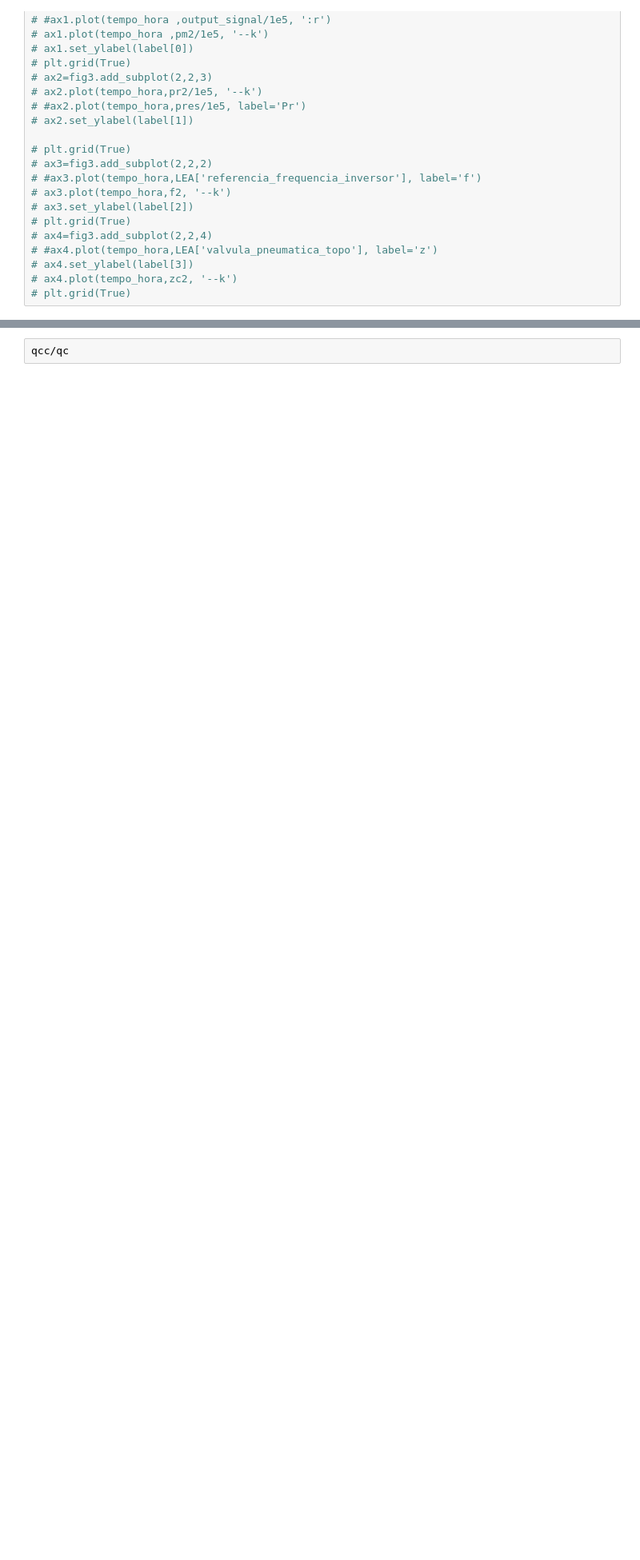
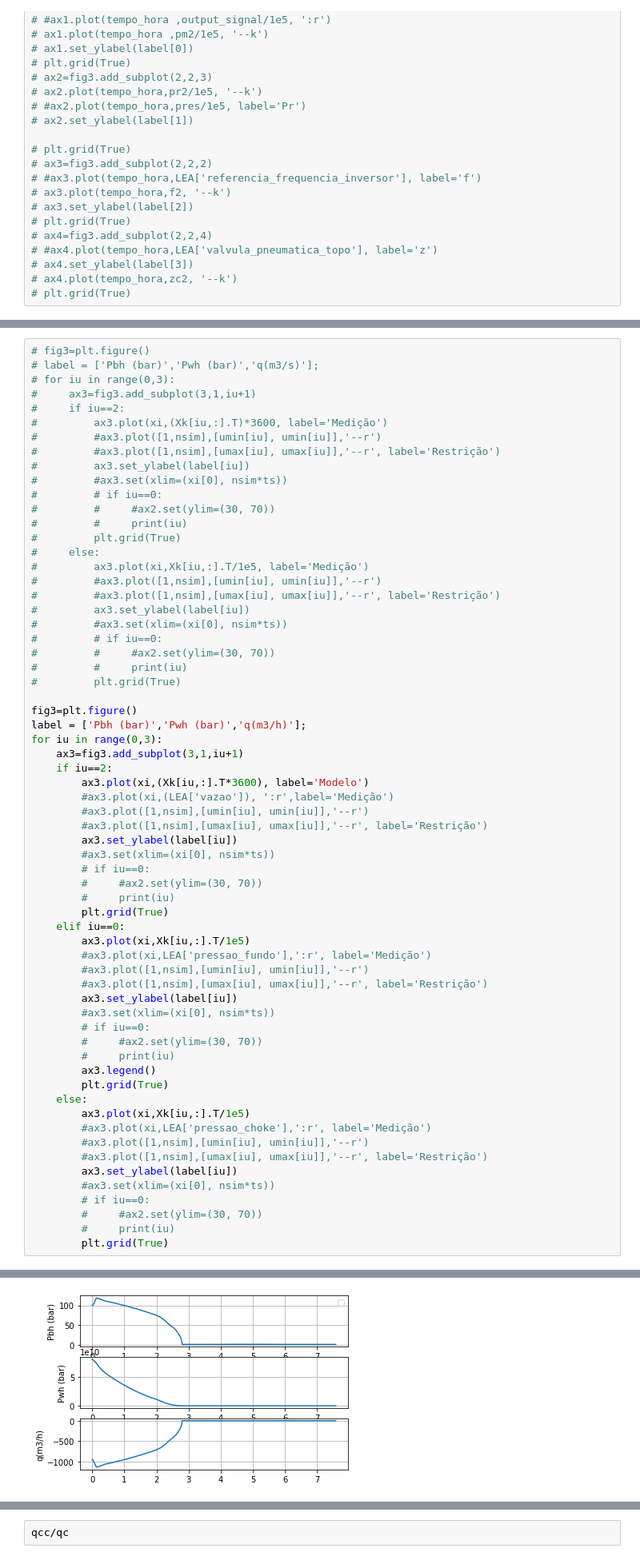
Before and after one commit to tanielfranklin/BCS, a Jupyter notebook: LEA_model/sim _main.ipynb, the cells around one changed output, grey strips where cells are left out. Shown: that part at 80% size. Cells and saved outputs as stored; diff of their text form; blank space fills up the shorter version.

```diff
--- a/LEA_model/sim _main.ipynb
+++ b/LEA_model/sim _main.ipynb
@@ -322,0 +352,65 @@ Ok.simulação concluida
+# %%
+# fig3=plt.figure()
+# label = ['Pbh (bar)','Pwh (bar)','q(m3/s)'];
+# for iu in range(0,3):
+#     ax3=fig3.add_subplot(3,1,iu+1)
+#     if iu==2:
+#         ax3.plot(xi,(Xk[iu,:].T)*3600, label='Medição')
+#         #ax3.plot([1,nsim],[umin[iu], umin[iu]],'--r')
+#         #ax3.plot([1,nsim],[umax[iu], umax[iu]],'--r', label='Restrição')
+#         ax3.set_ylabel(label[iu])
+#         #ax3.set(xlim=(xi[0], nsim*ts))
+#         # if iu==0:
+#         #     #ax2.set(ylim=(30, 70))
+#         #     print(iu)
+#         plt.grid(True)
+#     else:
+#         ax3.plot(xi,Xk[iu,:].T/1e5, label='Medição')
+#         #ax3.plot([1,nsim],[umin[iu], umin[iu]],'--r')
+#         #ax3.plot([1,nsim],[umax[iu], umax[iu]],'--r', label='Restrição')
+#         ax3.set_ylabel(label[iu])
+#         #ax3.set(xlim=(xi[0], nsim*ts))
+#         # if iu==0:
+#         #     #ax2.set(ylim=(30, 70))
+#         #     print(iu)
+#         plt.grid(True)
+
+fig3=plt.figure()
+label = ['Pbh (bar)','Pwh (bar)','q(m3/h)'];
+for iu in range(0,3):
+    ax3=fig3.add_subplot(3,1,iu+1)
+    if iu==2:
+        ax3.plot(xi,(Xk[iu,:].T*3600), label='Modelo')
+        #ax3.plot(xi,(LEA['vazao']), ':r',label='Medição')
+        #ax3.plot([1,nsim],[umin[iu], umin[iu]],'--r')
+        #ax3.plot([1,nsim],[umax[iu], umax[iu]],'--r', label='Restrição')
+        ax3.set_ylabel(label[iu])
+        #ax3.set(xlim=(xi[0], nsim*ts))
+        # if iu==0:
+        #     #ax2.set(ylim=(30, 70))
+        #     print(iu)
+        plt.grid(True)
+    elif iu==0:
+        ax3.plot(xi,Xk[iu,:].T/1e5)
+        #ax3.plot(xi,LEA['pressao_fundo'],':r', label='Medição')
+        #ax3.plot([1,nsim],[umin[iu], umin[iu]],'--r')
+        #ax3.plot([1,nsim],[umax[iu], umax[iu]],'--r', label='Restrição')
+        ax3.set_ylabel(label[iu])
+        #ax3.set(xlim=(xi[0], nsim*ts))
+        # if iu==0:
+        #     #ax2.set(ylim=(30, 70))
+        #     print(iu)
+        ax3.legend()
+        plt.grid(True)
+    else:
+        ax3.plot(xi,Xk[iu,:].T/1e5)
+        #ax3.plot(xi,LEA['pressao_choke'],':r', label='Medição')
+        #ax3.plot([1,nsim],[umin[iu], umin[iu]],'--r')
+        #ax3.plot([1,nsim],[umax[iu], umax[iu]],'--r', label='Restrição')
+        ax3.set_ylabel(label[iu])
+        #ax3.set(xlim=(xi[0], nsim*ts))
+        # if iu==0:
+        #     #ax2.set(ylim=(30, 70))
+        #     print(iu)
+        plt.grid(True)
+# %% [output]
@@ -323,3 +418,4 @@ Ok.simulação concluida
+[figure, added]
 # %%
 # fig1=plt.figure()
 # label = [r'$p_{in}(bar)$','H(m)','P','I','qc','qr' ];
```
Also changed, not shown: parts of 20 cells of this notebook, 2 other files.
